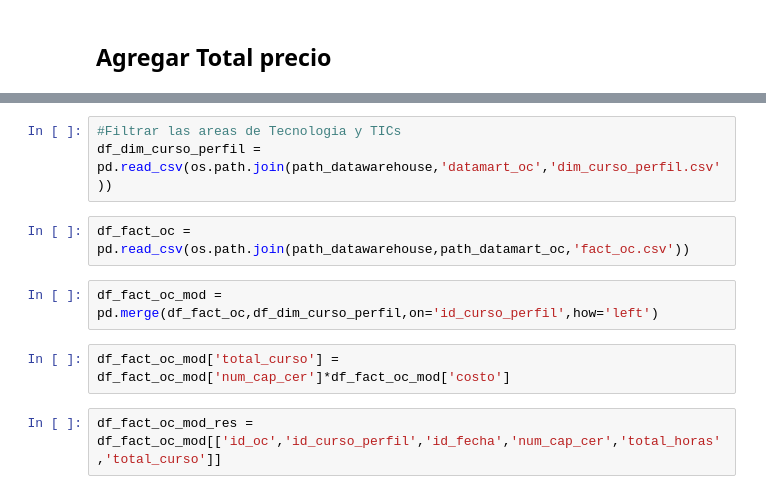
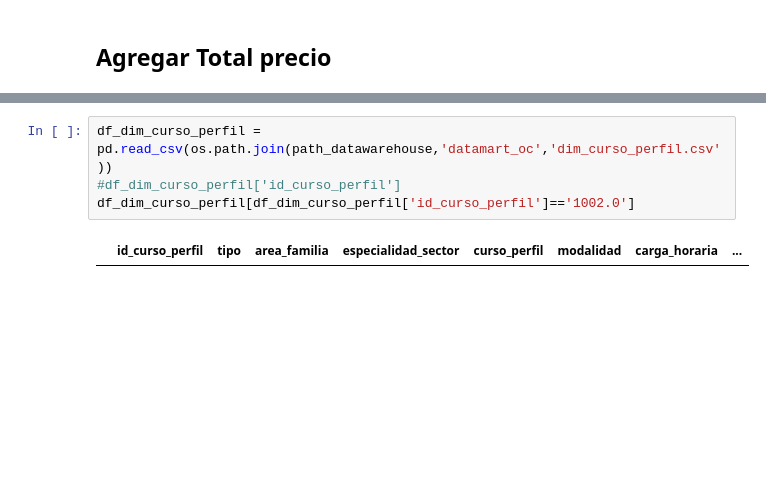
Before and after one commit to Herziox/Data-Mining-System-SETEC, a Jupyter notebook: 3_data_preprocesing_module/ETL_Datawarehouse.ipynb, the cells around one changed output, grey strips where cells are left out. Cells and saved outputs as stored; diff of their text form; blank space fills up the shorter version.

```diff
--- a/3_data_preprocesing_module/ETL_Datawarehouse.ipynb
+++ b/3_data_preprocesing_module/ETL_Datawarehouse.ipynb
@@ -439,11 +445,6 @@ dim_curso.csv
 # %%
-#Filtrar las areas de Tecnologia y TICs
 df_dim_curso_perfil = pd.read_csv(os.path.join(path_datawarehouse,'datamart_oc','dim_curso_perfil.csv'))
+#df_dim_curso_perfil['id_curso_perfil']
+df_dim_curso_perfil[df_dim_curso_perfil['id_curso_perfil']=='1002.0']
+# %% [output]
+|  | id_curso_perfil | tipo | area_familia | especialidad_sector | curso_perfil | modalidad | carga_horaria | ... |
-# %%
-df_fact_oc = pd.read_csv(os.path.join(path_datawarehouse,path_datamart_oc,'fact_oc.csv'))
-# %%
-df_fact_oc_mod = pd.merge(df_fact_oc,df_dim_curso_perfil,on='id_curso_perfil',how='left')
-# %%
-df_fact_oc_mod['total_curso'] = df_fact_oc_mod['num_cap_cer']*df_fact_oc_mod['costo']
-# %%
-df_fact_oc_mod_res = df_fact_oc_mod[['id_oc','id_curso_perfil','id_fecha','num_cap_cer','total_horas','total_curso']]
```
Also changed, not shown: parts of 9 cells of this notebook, 1 other file.
